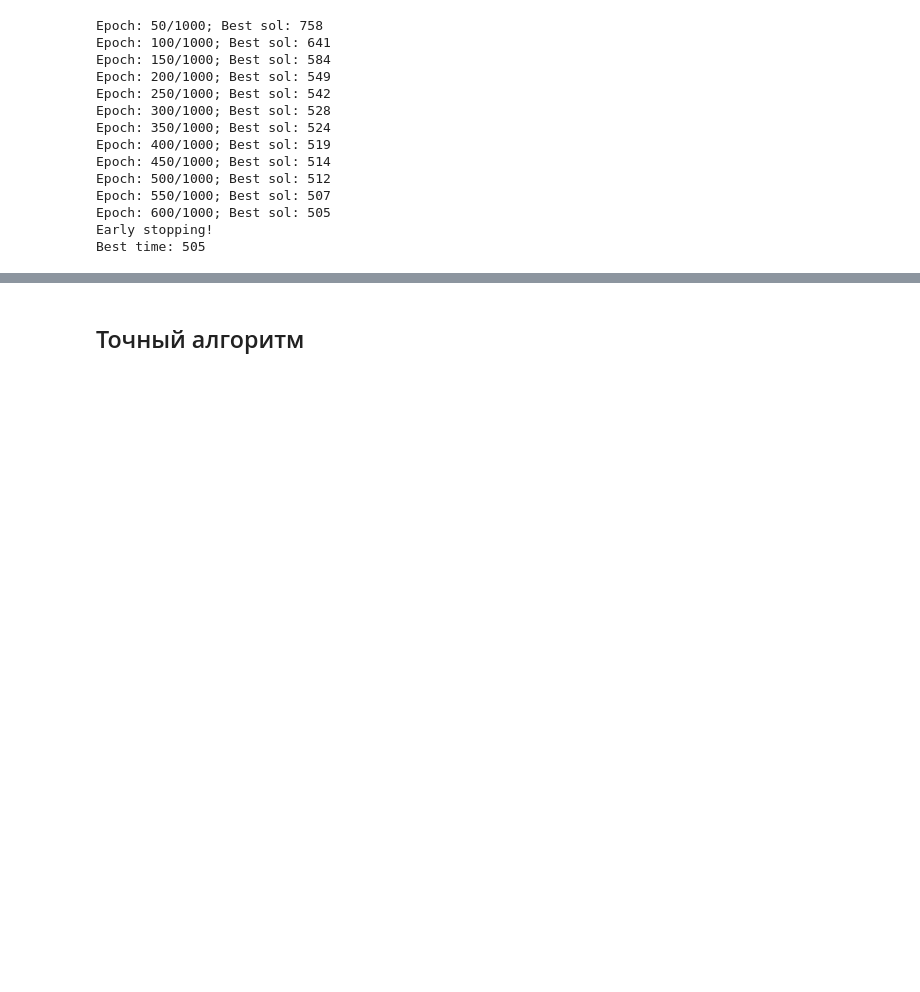
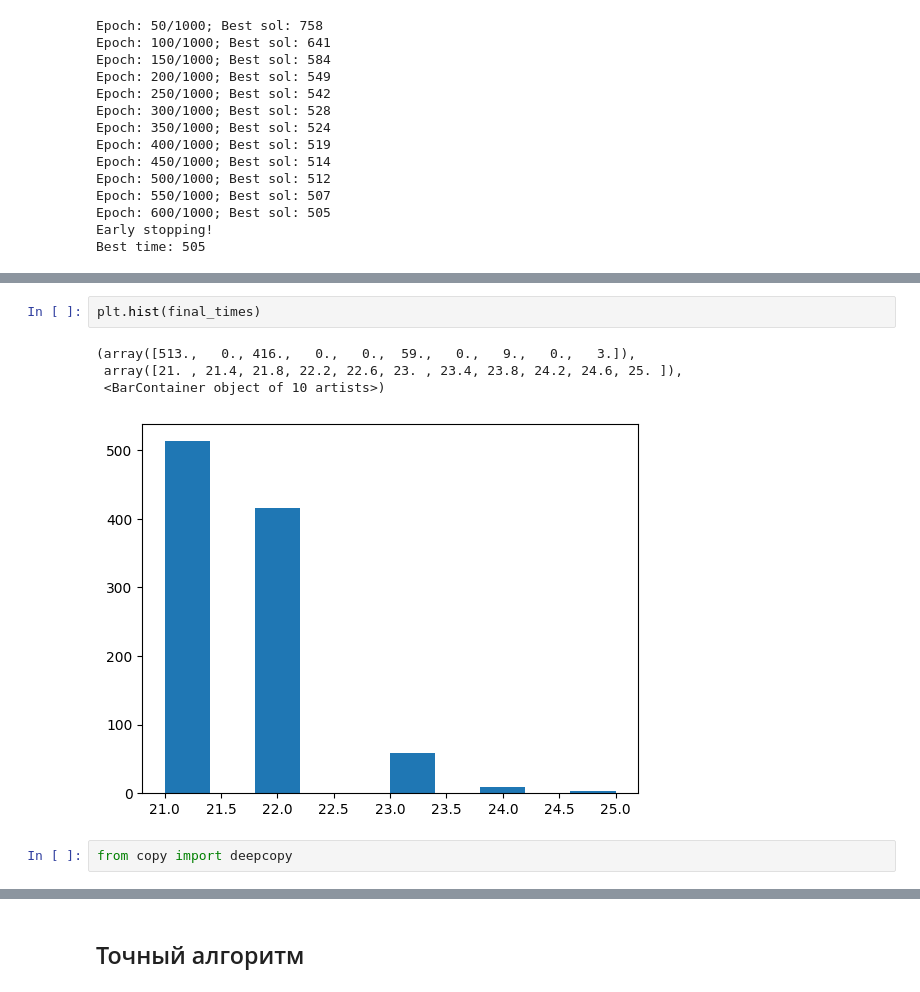
Before and after one commit to oakhmetkin/univer_proga, a Jupyter notebook: game_theory/FinalWork.ipynb, the cells around one changed output, grey strips where cells are left out. Saved outputs shown, nothing was run; the diff lists cells and outputs as text; blank space fills up the shorter version.

```diff
--- a/game_theory/FinalWork.ipynb
+++ b/game_theory/FinalWork.ipynb
@@ -53,0 +104,9 @@ None
+# %%
+plt.hist(final_times)
+# %% [output]
+(array([513.,   0., 416.,   0.,   0.,  59.,   0.,   9.,   0.,   3.]),
+ array([21. , 21.4, 21.8, 22.2, 22.6, 23. , 23.4, 23.8, 24.2, 24.6, 25. ]),
+ <BarContainer object of 10 artists>)
+[figure, added]
+# %%
+from copy import deepcopy
```
Also changed, not shown: parts of 4 cells of this notebook.
